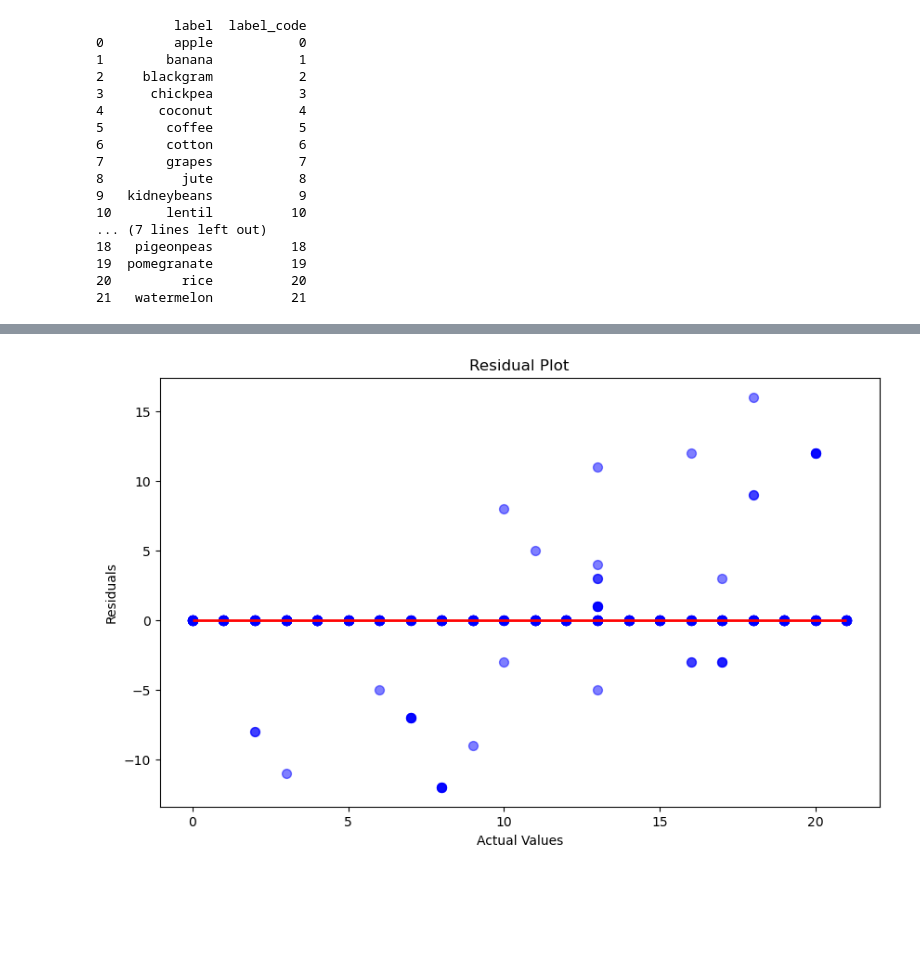
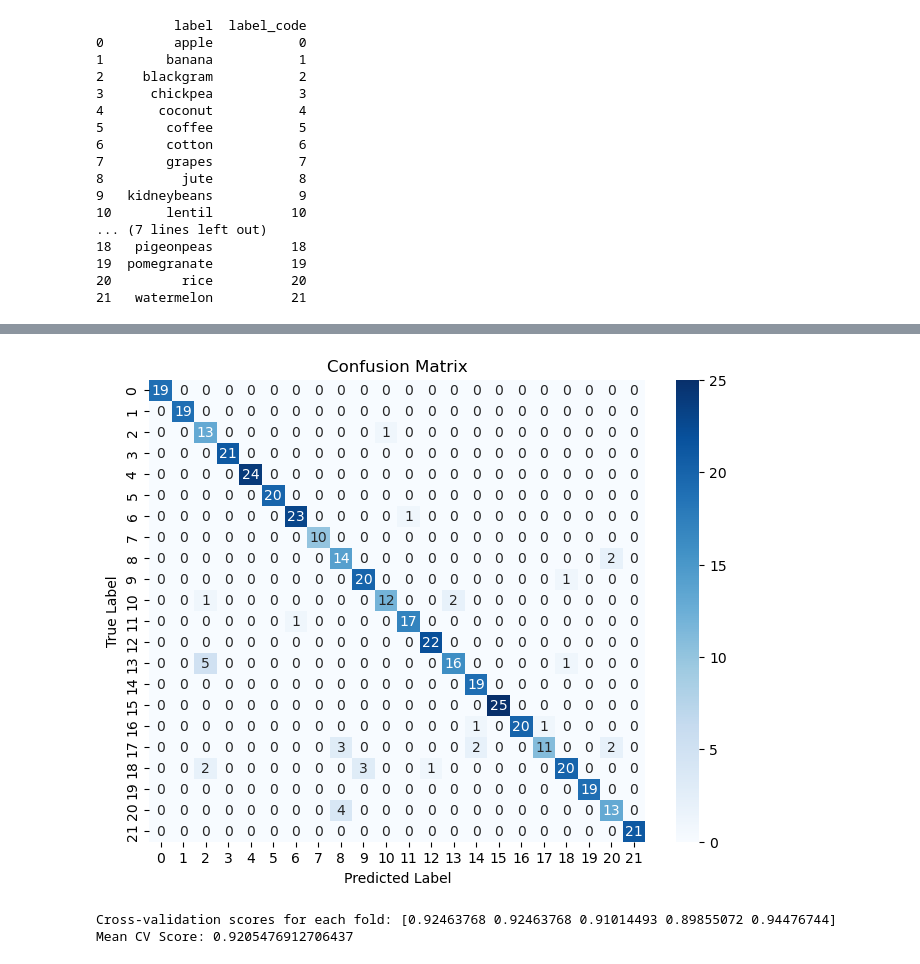
Before and after one commit to taoyuan12/527-Star.Platinum, a Jupyter notebook: isolationforest+logisticregression.ipynb, the cells around one changed output, grey strips where cells are left out. Saved outputs shown, nothing was run; the diff lists cells and outputs as text; code cells hidden in the pictures; blank space fills up the shorter version.

```diff
--- a/isolationforest+logisticregression.ipynb
+++ b/isolationforest+logisticregression.ipynb
@@ -293,17 +283,36 @@ Accuracy of Logistic Regression Model: 0.9022727272727272
+# %%
+cm = confusion_matrix(y_test, y_pred)
+plt.figure(figsize=(8, 6))
+sns.heatmap(cm, annot=True, fmt="d", cmap='Blues')
+plt.title('Confusion Matrix')
+plt.xlabel('Predicted Label')
+plt.ylabel('True Label')
+plt.show()
+# %% [output]
+[figure, added]
+# %%
+from sklearn.model_selection import cross_val_score
+k = 5
+
+cv_scores = cross_val_score(log_reg_model, X_train_scaled, y_train, cv=k)
+
+print(f"Cross-validation scores for each fold: {cv_scores}")
+print(f"Mean CV Score: {np.mean(cv_scores)}")
+# %% [output]
+Cross-validation scores for each fold: [0.92463768 0.92463768 0.91014493 0.89855072 0.94476744]
+Mean CV Score: 0.9205476912706437
 # %%
-from sklearn.metrics import mean_squared_error, r2_score
-import numpy as np
+#from sklearn.metrics import mean_squared_error, r2_score
+#import numpy as np
 
-residuals = y_test - y_pred
-plt.figure(figsize=(10, 6))
-plt.scatter(y_test, residuals, color='blue', s=50, alpha=0.5)
-plt.hlines(y=0, xmin=np.min(y_test), xmax=np.max(y_test), colors='red', linewidths=2)
-plt.xlabel('Actual Values')
-plt.ylabel('Residuals')
-plt.title('Residual Plot')
-plt.show()
+#residuals = y_test - y_pred
+#plt.figure(figsize=(10, 6))
+#plt.scatter(y_test, residuals, color='blue', s=50, alpha=0.5)
+#plt.hlines(y=0, xmin=np.min(y_test), xmax=np.max(y_test), colors='red', linewidths=2)
+#plt.xlabel('Actual Values')
+#plt.ylabel('Residuals')
+#plt.title('Residual Plot')
+#plt.show()
-# %% [output]
-[figure, removed]
 # %%
 from sklearn.metrics import f1_score, roc_curve, auc, roc_auc_score
 from sklearn.preprocessing import label_binarize
```
Also changed, not shown: parts of 9 cells of this notebook, 1 other file.
